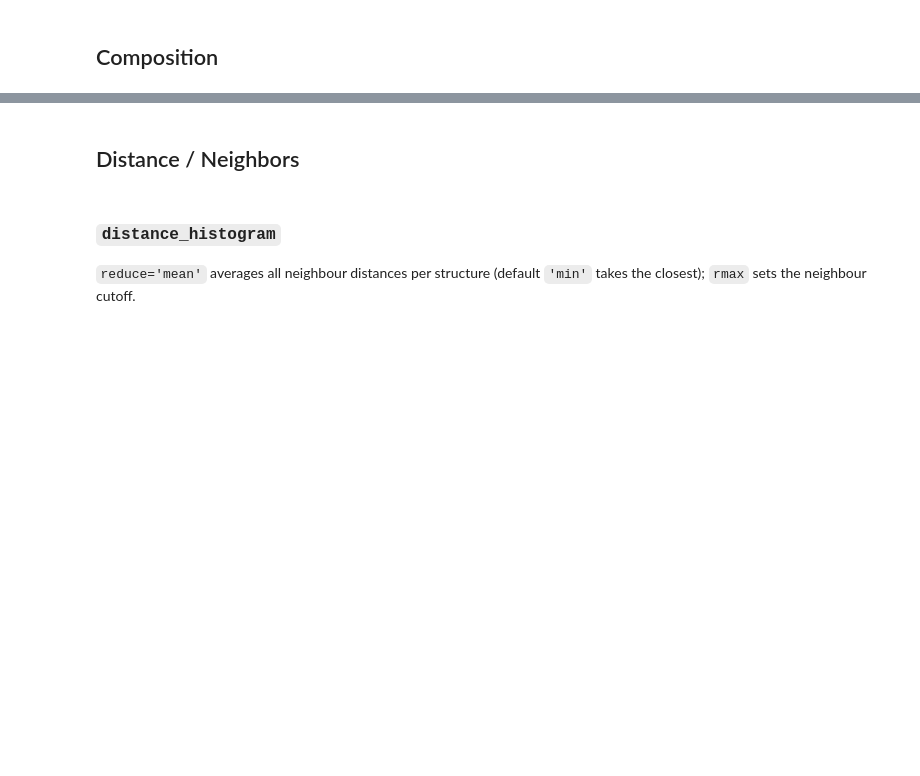
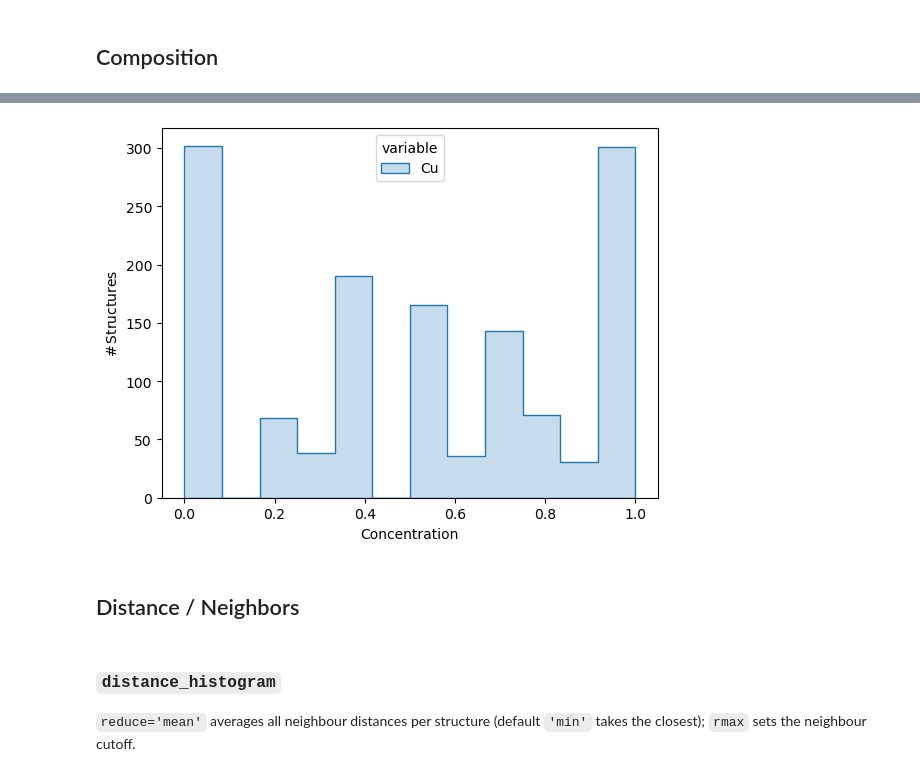
Before and after one commit to eisenforschung/assyst, a Jupyter notebook: notebooks/PlotGallery.ipynb, the cells around one changed output, grey strips where cells are left out. Cells and saved outputs as stored; diff of their text form; code cells hidden in the pictures; blank space fills up the shorter version.

```diff
--- a/notebooks/PlotGallery.ipynb
+++ b/notebooks/PlotGallery.ipynb
@@ -126,3 +131,7 @@ aplot.concentration_histogram(structures, elements=['Cu', 'Zn'], width=0.03)
+# %%
+aplot.concentration_histogram(structures, elements=['Cu'])
+# %% [output]
+[figure, added]
 # %% [markdown]
 ## Distance / Neighbors
 # %% [markdown]
```
Also changed, not shown: parts of 15 cells of this notebook, 4 other files.
